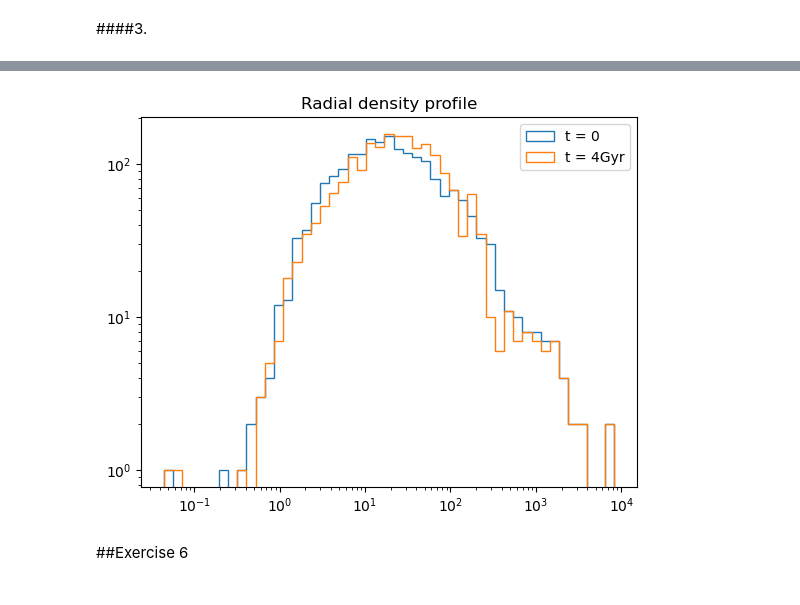
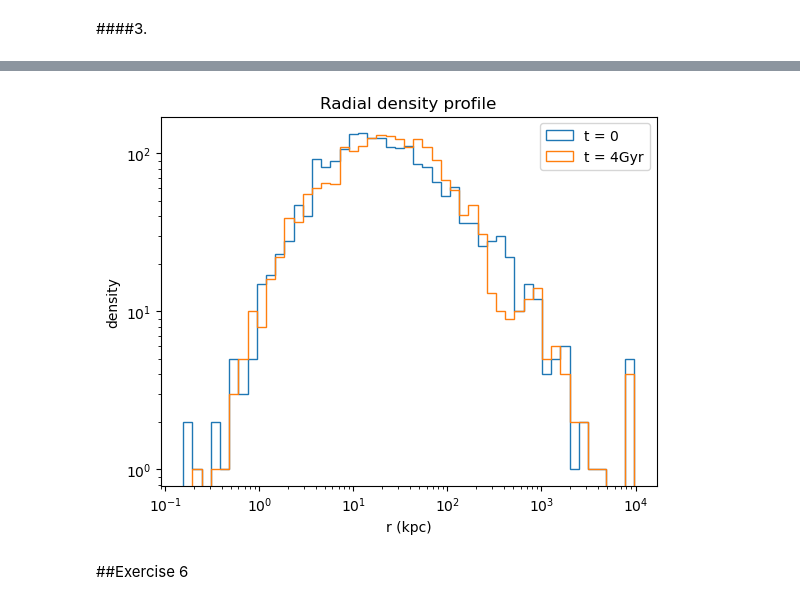
Before and after one commit to mylana-vn/onboarding-exercises, a Jupyter notebook: onboarding_exercises.ipynb, the cells around one changed output, grey strips where cells are left out. Drawn from its saved outputs; the diff is of its cells as text; code cells hidden in the pictures.

```diff
--- a/onboarding_exercises.ipynb
+++ b/onboarding_exercises.ipynb
@@ -50,6 +50,7 @@ MWPotential2014.plotRotcurve(
     Rrange=[0.1,100],
     ro=ro.value,
     vo=vo.value,
+    grid=1001,
     use_physical=True,
     label="Total")
 
@@ -57,6 +58,7 @@ bulge.plotRotcurve(
     Rrange=[0.1,100],
     ro=ro.value,
     vo=vo.value,
+    grid=1001,
     use_physical=True,
     overplot=True,
     label="Bulge")
@@ -81,16 +83,15 @@ halo.plotRotcurve(
 
 
 # find circular velocity at R0 = 8kpc
-V0 = vcirc(MWPotential2014, R0.value/ro.value, ro=ro.value, vo=vo.value)
+V0 = vcirc(MWPotential2014, R0, ro=ro, vo=vo)
 plt.scatter(R0.value, V0, label="$v_C(R_0=8kpc)$",color="violet",zorder=5)
 
 # 3. Add single Hernquist
 
-G = 4.30091e-6
-M  = 1e12
 hp = HernquistPotential(
-    amp=G * M / (vo.value**2 * ro.value),
-    a=30/ro.value)
+    amp=1e12 * u.Msun,
+    a=30 * u.kpc,
+    ro=ro, vo=vo)
 
 hp.plotRotcurve(
     Rrange=[0.1,100],
@@ -332,7 +331,7 @@ Increasing the initial vT by 20% produced a more radial orbit than lowering it,
 
 r_grid = np.logspace(np.log10(0.1),np.log10(300),300) * u.kpc
 
-menc_MW = np.array([mass(MWPotential2014, r) for r in r_grid])
+menc_MW = np.array([mass(MWPotential2014, r, ro=ro, vo=vo, use_physical=True) for r in r_grid])
 # %% [markdown]
 ####2.
 # %%
@@ -594,10 +597,11 @@ The positive beta value increased the velocity dispersion profile, which signifi
 ####1.
 # %%
 N = 2000
+np.random.seed(0)
 stars = hq_df.sample(n=N)
 stars.turn_physical_on(ro=ro, vo=vo)
-mask = (stars.r(use_physical=False) > r_grid.min()) & \
-       (stars.r(use_physical=False) < r_grid.max())
+r_stars = stars.r(use_physical=True)
+mask = (r_stars > 0.001) & (r_stars < 10000.)
 stars = stars[mask]
 ts = np.linspace(0., 4., 1000) * u.Gyr
 stars.integrate(ts, mw_interp, method="dop853_c")
@@ -628,7 +630,7 @@ Using all available cores was 3.140 times faster than using one thread.
 # %% [markdown]
 ####3.
 # %%
-plt.scatter(stars.x(0),stars.y(0),s=3)
+plt.scatter(stars.x(0.0*u.Gyr, use_physical=True),stars.y(0.0*u.Gyr, use_physical=True),s=3)
 plt.xlabel("x (kpc)")
 plt.ylabel("y (kpc)")
 plt.xlim(-2500,3500)
@@ -636,7 +638,7 @@ plt.ylim(-4000,4500)
 plt.title("Initial positions of star samples (t = 0)")
 plt.show()
 
-plt.scatter(stars.x(ts[-1]),stars.y(ts[-1]),s=3)
+plt.scatter(stars.x(4.0*u.Gyr, use_physical=True),stars.y(4.0*u.Gyr, use_physical=True),s=3)
 plt.xlabel("x (kpc)")
 plt.ylabel("y (kpc)")
 plt.xlim(-2500,3500)
@@ -660,6 +661,8 @@ plt.xscale("log")
 plt.yscale("log")
 
 plt.title("Radial density profile")
+plt.xlabel("r (kpc)")
+plt.ylabel("density")
 plt.legend()
 plt.show()
 # %% [output]
@@ -666,4 +670,4 @@ plt.show()
-[figure, old version]
+[figure, new version]
 # %% [markdown]
 ##Exercise 6
 # %% [markdown]
```
Also changed, not shown: parts of 22 cells of this notebook.
